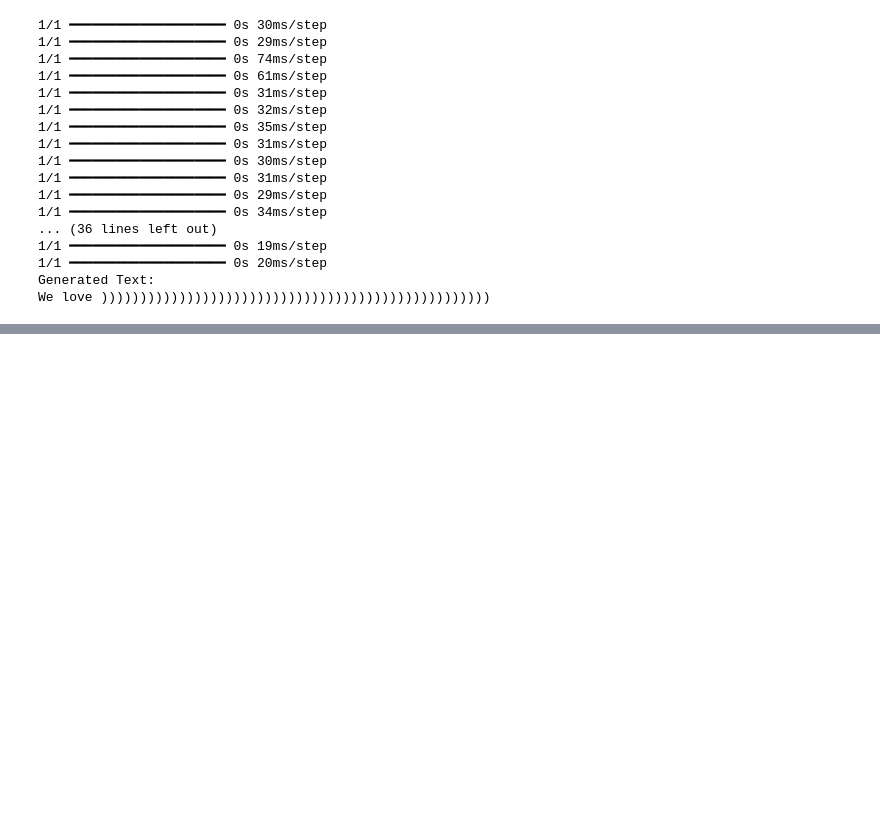
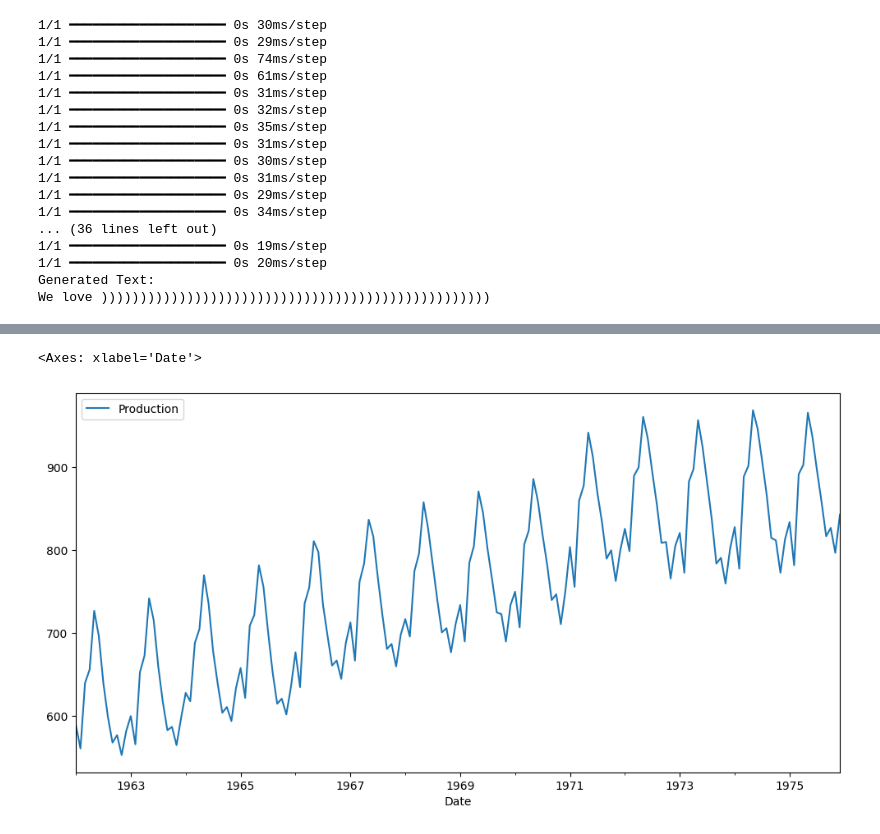
Before and after one commit to HafizAQ/ML_Practices, a Jupyter notebook: Deep_Learning_Supervised.ipynb, the cells around one changed output, grey strips where cells are left out. Cells and saved outputs as stored; diff of their text form; code cells hidden in the pictures; blank space fills up the shorter version.

```diff
--- a/Deep_Learning_Supervised.ipynb
+++ b/Deep_Learning_Supervised.ipynb
@@ -464,0 +673,5 @@ A variant of RNN that addresses the vanishing gradient problem, using memory cel
+# %%
+#ii) load data using pandas dataframe
+df = pd.read_csv('monthly_milk_production.csv', index_col='Date', parse_dates=True)
+df.index.freq = 'MS'
+df.head()
@@ -464,0 +694,8 @@ A variant of RNN that addresses the vanishing gradient problem, using memory cel
+# %%
+#iii) Perform EDA analysis on dataset
+
+# Plotting graph b/w production and date
+df.plot(figsize=(12, 6))
+# %% [output]
+<Axes: xlabel='Date'>
+[figure, added]
```
Also changed, not shown: parts of 22 cells of this notebook.
